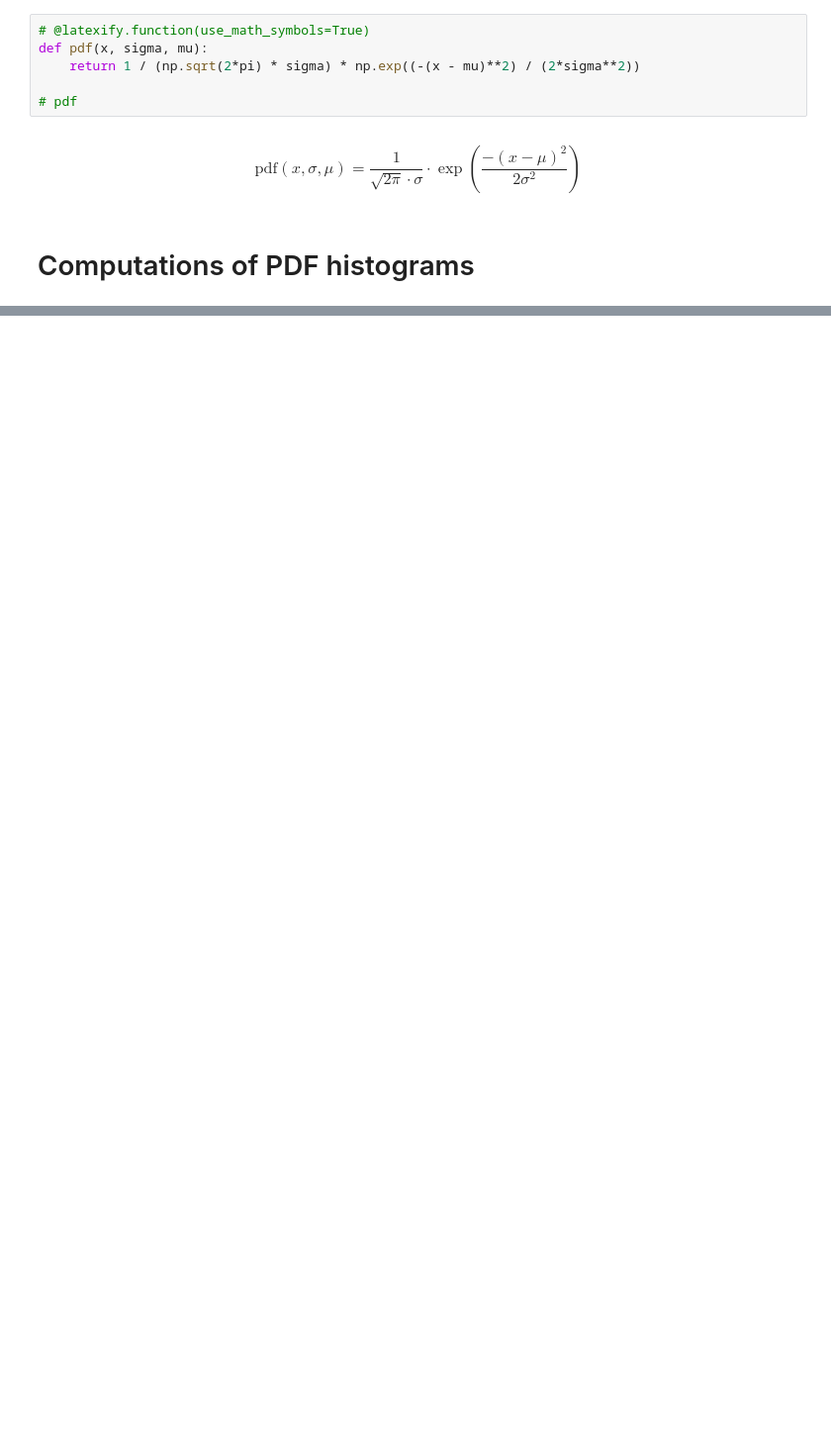
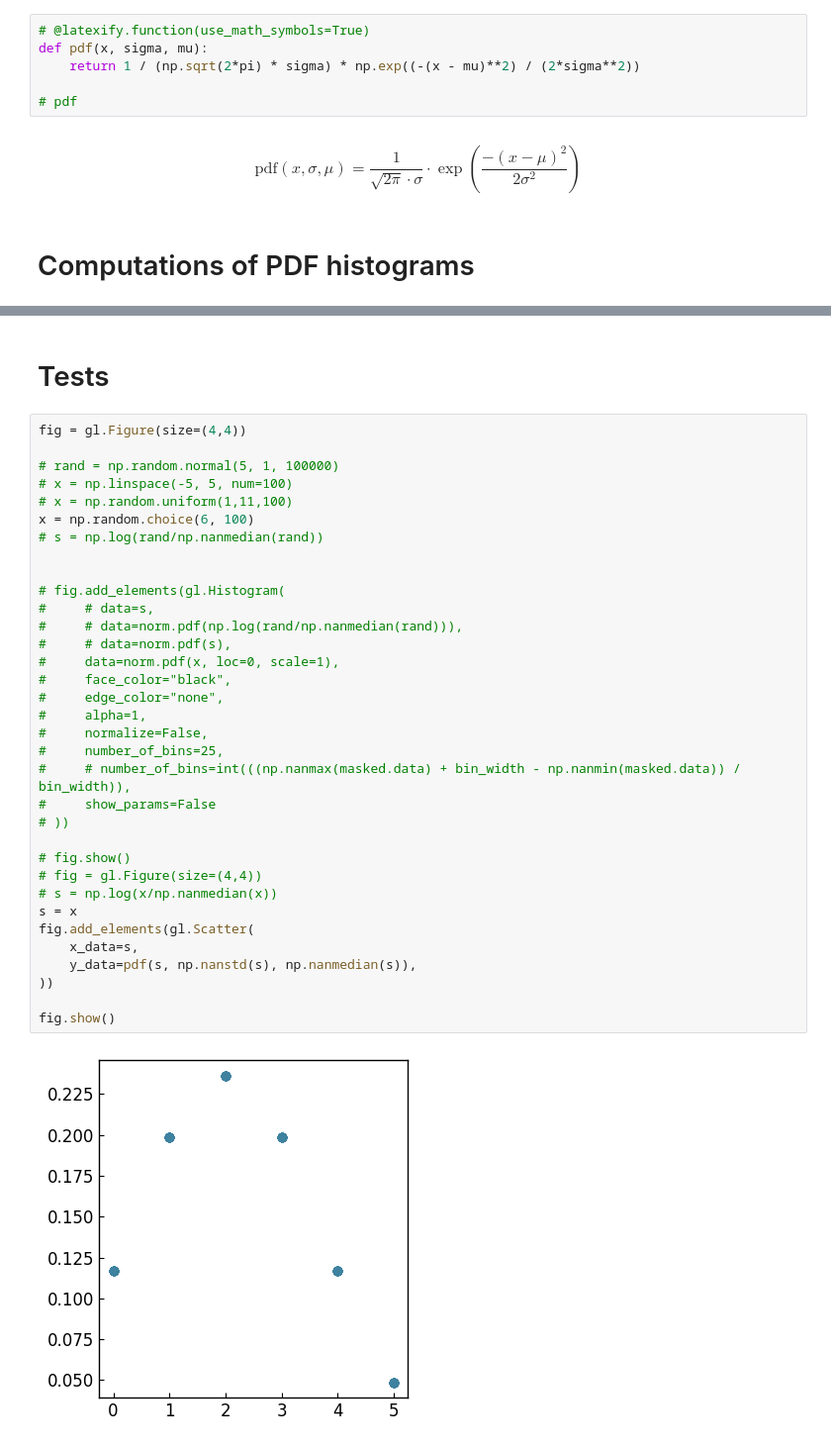
Before and after one commit to mamar828/Stage, a Jupyter notebook: summer_2023/gaussian_fitting/article.ipynb, the cells around one changed output, grey strips where cells are left out. Shown: that part at 99% size. Saved outputs shown, nothing was run; the diff lists cells and outputs as text; blank space fills up the shorter version.

```diff
--- a/summer_2023/gaussian_fitting/article.ipynb
+++ b/summer_2023/gaussian_fitting/article.ipynb
@@ -118,0 +251,38 @@ multifig.save("summer_2023/gaussian_fitting/figures/temperature/new_pdf.pdf")
+# %% [markdown]
+# Tests
+# %%
+fig = gl.Figure(size=(4,4))
+
+# rand = np.random.normal(5, 1, 100000)
+# x = np.linspace(-5, 5, num=100)
+# x = np.random.uniform(1,11,100)
+x = np.random.choice(6, 100)
+# s = np.log(rand/np.nanmedian(rand))
+
+
+# fig.add_elements(gl.Histogram(
+#     # data=s,
+#     # data=norm.pdf(np.log(rand/np.nanmedian(rand))),
+#     # data=norm.pdf(s),
+#     data=norm.pdf(x, loc=0, scale=1),
+#     face_color="black",
+#     edge_color="none",
+#     alpha=1,
+#     normalize=False,
+#     number_of_bins=25,
+#     # number_of_bins=int(((np.nanmax(masked.data) + bin_width - np.nanmin(masked.data)) / bin_width)),
+#     show_params=False
+# ))
+
+# fig.show()
+# fig = gl.Figure(size=(4,4))
+# s = np.log(x/np.nanmedian(x))
+s = x
+fig.add_elements(gl.Scatter(
+    x_data=s,
+    y_data=pdf(s, np.nanstd(s), np.nanmedian(s)),
+))
+
+fig.show()
+# %% [output]
+[figure, added]
```
Also changed, not shown: parts of 4 cells of this notebook, 1 other file.
